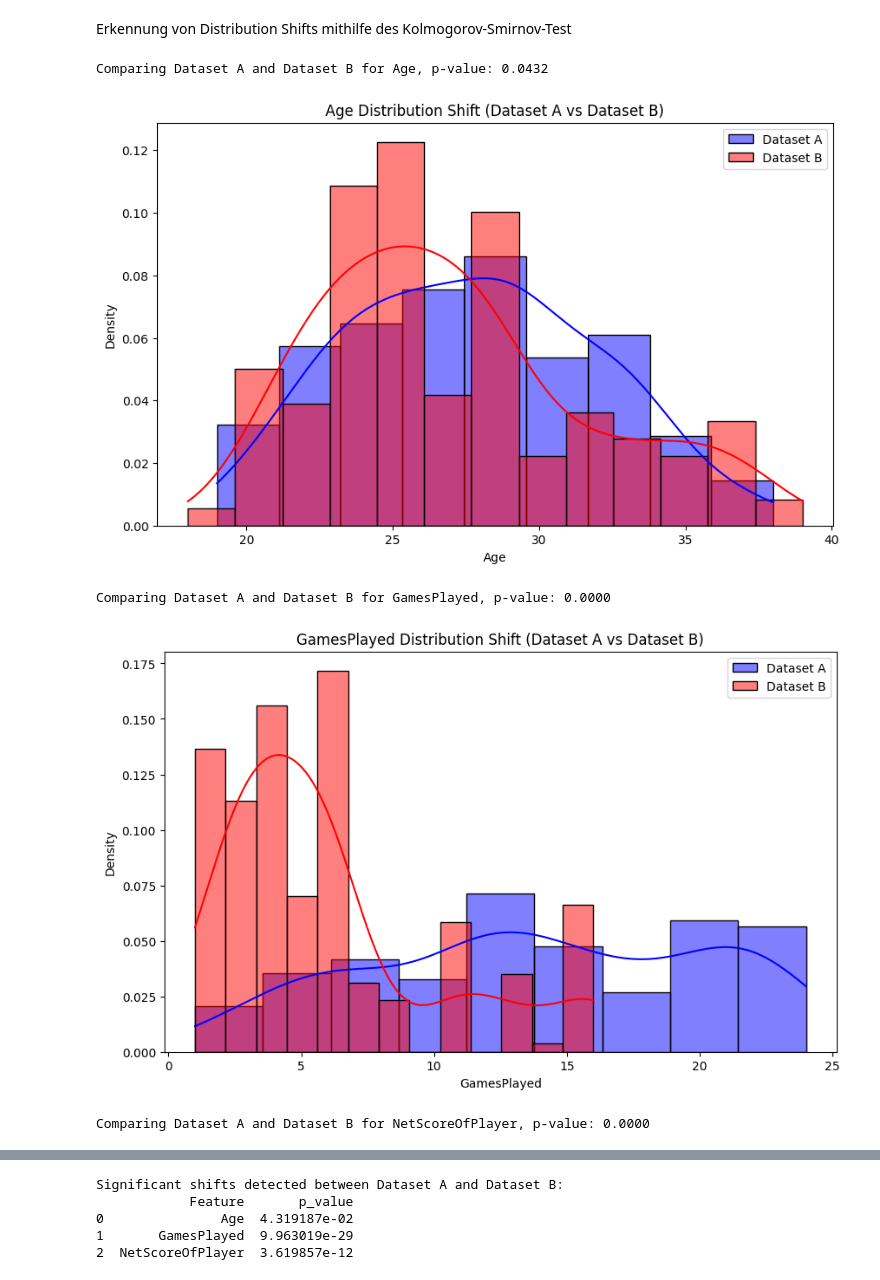
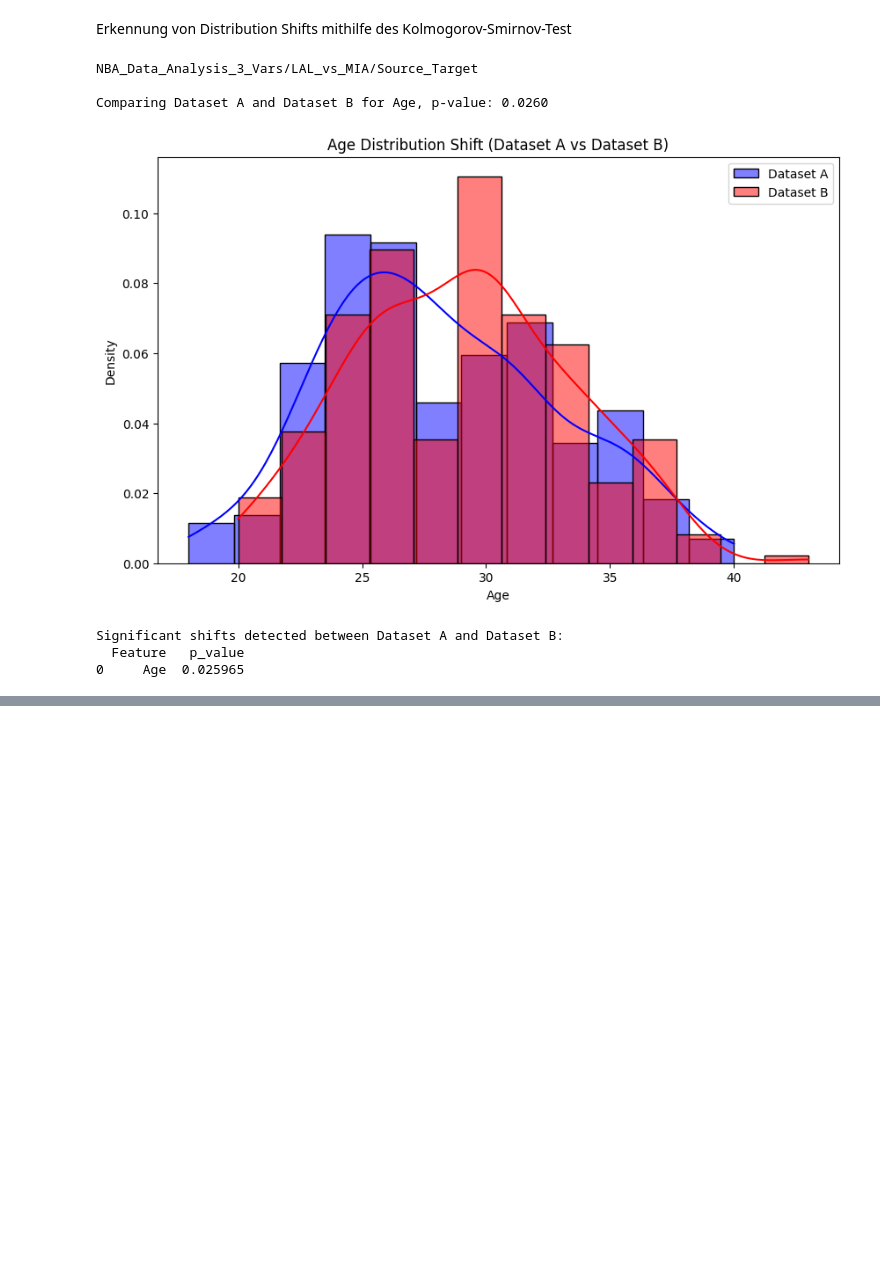
Before and after one commit to TrulySanae/PAMI_Projekt, a Jupyter notebook: NBA_Data_Analysis_3_Vars/NBA_shift_detection.ipynb, the cells around one changed output, grey strips where cells are left out. Saved outputs shown, nothing was run; the diff lists cells and outputs as text; code cells hidden in the pictures; blank space fills up the shorter version.

Commit message:
Automized to creation of folders and paths

```diff
--- a/NBA_Data_Analysis_3_Vars/NBA_shift_detection.ipynb
+++ b/NBA_Data_Analysis_3_Vars/NBA_shift_detection.ipynb
@@ -9,8 +9,12 @@ import matplotlib.pyplot as plt
 import seaborn as sns
 
 # Load the datasets
-file_path_a = './Source_Target/source_data_GSW.csv'  # Adjust this path to your first CSV file location
-file_path_b = './Source_Target/target_data_POR.csv'  # Adjust this path to your second CSV file location
+source_target_path = open('./File_Paths/path_source_target.txt', 'r').read()
+parameters = pd.read_csv(f'../{source_target_path}/experiment_parameters.csv')
+instance_1 = parameters['instance_1'][0]
+instance_2 = parameters['instance_2'][0]
+file_path_a = f'../{source_target_path}/source_data_{instance_1}.csv'  # Adjust this path to your first CSV file location
+file_path_b = f'../{source_target_path}/target_data_{instance_2}.csv'  # Adjust this path to your second CSV file location
 
 data_a = pd.read_csv(file_path_a)
 data_b = pd.read_csv(file_path_b)
@@ -53,35 +57,37 @@ for feature in significant_shifts_df['Feature'].unique():
         plt.figure(figsize=(10, 6))
         if feature in data_a.columns:
             sns.histplot(data_a[feature], color='blue', label='Dataset A', kde=True, stat="density")
             sns.histplot(data_b[feature], color='red', label='Dataset B', kde=True, stat="density")
             plt.xlabel(feature)
         else:
             # Create DataFrame for plotting
             data_a_df = data_a[feature].value_counts().reset_index()
             data_a_df.columns = [feature, 'Count']
             data_a_df['Dataset'] = 'Dataset A'
 
             data_b_df = data_b[feature].value_counts().reset_index()
             data_b_df.columns = [feature, 'Count']
             data_b_df['Dataset'] = 'Dataset B'
 
             plot_df = pd.concat([data_a_df, data_b_df])
 
             sns.barplot(x=feature, y='Count', hue='Dataset', data=plot_df)
             plt.xlabel(feature)
             plt.ylabel('Count')
 
         plt.title(f'{feature} Distribution Shift (Dataset A vs Dataset B)')
         plt.ylabel('Density' if feature in data_a.columns else 'Count')
         plt.legend()
         plt.show()
 
 # Display the DataFrame with significant shifts
 print("\nSignificant shifts detected between Dataset A and Dataset B:")
 print(significant_shifts_df)
 # %% [output]
-Comparing Dataset A and Dataset B for Age, p-value: 0.0432
+NBA_Data_Analysis_3_Vars/LAL_vs_MIA/Source_Target
+
+Comparing Dataset A and Dataset B for Age, p-value: 0.0260
-[figure, old version]
+[figure, new version]
-Comparing Dataset A and Dataset B for GamesPlayed, p-value: 0.0000
+Significant shifts detected between Dataset A and Dataset B:
+  Feature   p_value
+0     Age  0.025965
-[figure, removed]
-Comparing Dataset A and Dataset B for NetScoreOfPlayer, p-value: 0.0000
@@ -89,5 +93,0 @@ Comparing Dataset A and Dataset B for NetScoreOfPlayer, p-value: 0.0000
-Significant shifts detected between Dataset A and Dataset B:
-            Feature       p_value
-0               Age  4.319187e-02
-1       GamesPlayed  9.963019e-29
-2  NetScoreOfPlayer  3.619857e-12
```
Also changed, not shown: parts of 1 cell of this notebook, 9 other files.
